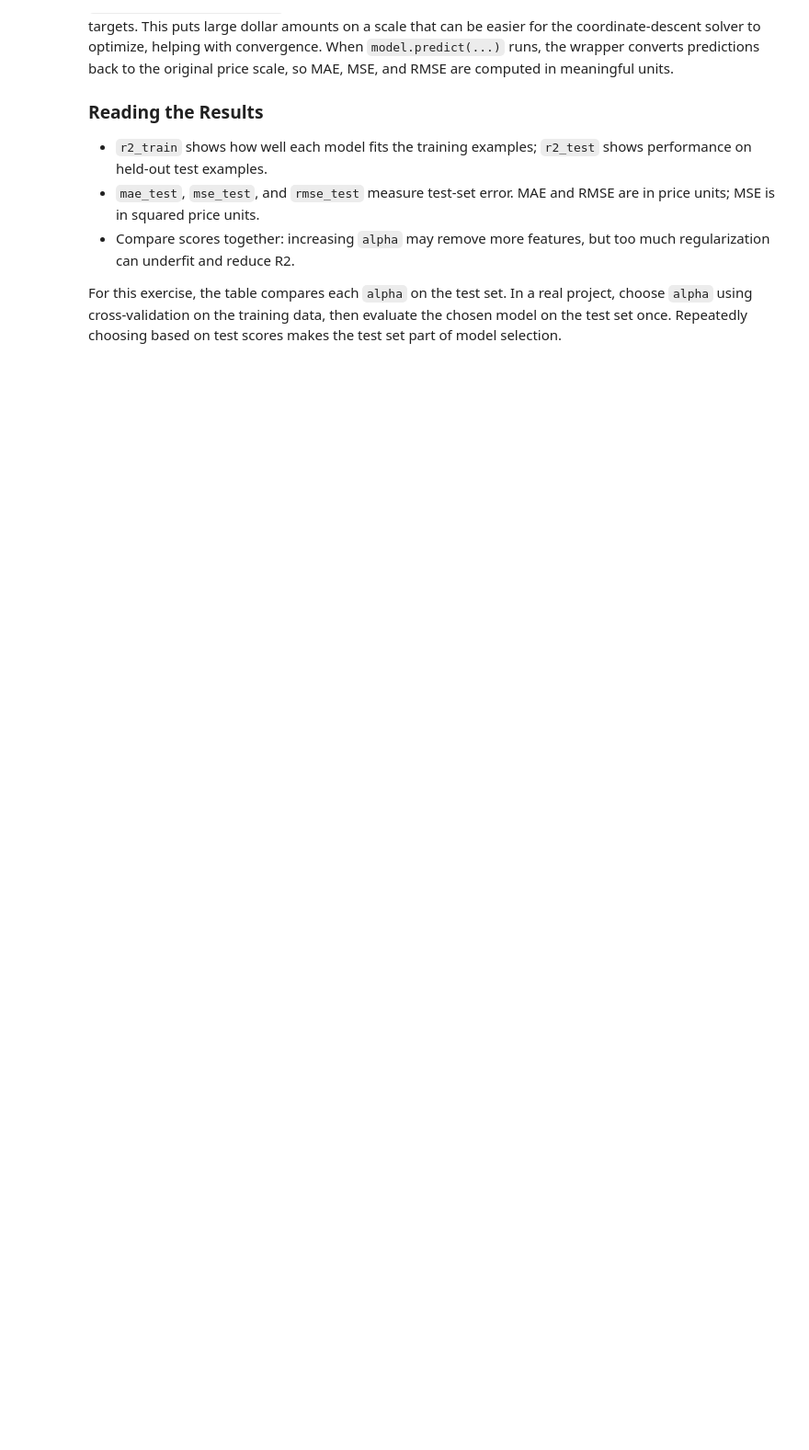
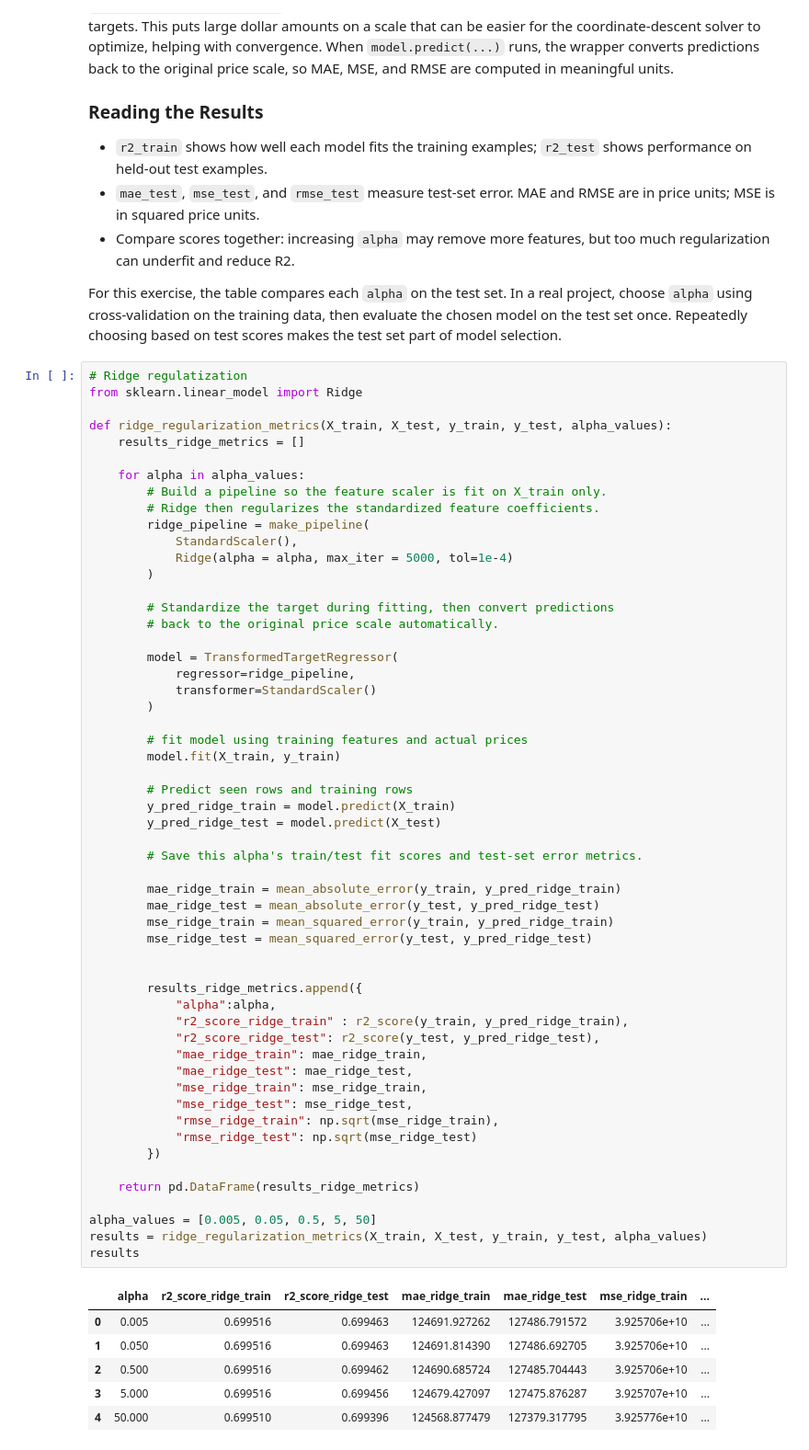
Before and after one commit to UrosVukmanovic/Data_Science_Coders_Lab, a Jupyter notebook: ML/MAL_downloadable materials_session 1/Day 1/exercise_5_regularization.ipynb, the cells around one changed output. Shown at 92% size. Drawn from its saved outputs; the diff is of its cells as text; blank space fills up the shorter version.

```diff
--- a/ML/MAL_downloadable materials_session 1/Day 1/exercise_5_regularization.ipynb
+++ b/ML/MAL_downloadable materials_session 1/Day 1/exercise_5_regularization.ipynb
@@ -171,3 +171,65 @@ A pipeline chains preprocessing and modeling into one estimator. Here, `Standard
 - Compare scores together: increasing `alpha` may remove more features, but too much regularization can underfit and reduce R2.
 
 For this exercise, the table compares each `alpha` on the test set. In a real project, choose `alpha` using cross-validation on the training data, then evaluate the chosen model on the test set once. Repeatedly choosing based on test scores makes the test set part of model selection.
+# %%
+# Ridge regulatization
+from sklearn.linear_model import Ridge
+
+def ridge_regularization_metrics(X_train, X_test, y_train, y_test, alpha_values):
+    results_ridge_metrics = []
+
+    for alpha in alpha_values:
+        # Build a pipeline so the feature scaler is fit on X_train only.
+        # Ridge then regularizes the standardized feature coefficients.
+        ridge_pipeline = make_pipeline(
+            StandardScaler(),
+            Ridge(alpha = alpha, max_iter = 5000, tol=1e-4)
+        )
+
+        # Standardize the target during fitting, then convert predictions
+        # back to the original price scale automatically.
+
+        model = TransformedTargetRegressor(
+            regressor=ridge_pipeline,
+            transformer=StandardScaler()
+        )
+
+        # fit model using training features and actual prices
+        model.fit(X_train, y_train)
+
+        # Predict seen rows and training rows
+        y_pred_ridge_train = model.predict(X_train)
+        y_pred_ridge_test = model.predict(X_test)
+
+        # Save this alpha's train/test fit scores and test-set error metrics.
+
+        mae_ridge_train = mean_absolute_error(y_train, y_pred_ridge_train)
+        mae_ridge_test = mean_absolute_error(y_test, y_pred_ridge_test)
+        mse_ridge_train = mean_squared_error(y_train, y_pred_ridge_train)
+        mse_ridge_test = mean_squared_error(y_test, y_pred_ridge_test)
+
+
+        results_ridge_metrics.append({
+            "alpha":alpha,
+            "r2_score_ridge_train" : r2_score(y_train, y_pred_ridge_train),
+            "r2_score_ridge_test": r2_score(y_test, y_pred_ridge_test),
+            "mae_ridge_train": mae_ridge_train,
+            "mae_ridge_test": mae_ridge_test,
+            "mse_ridge_train": mse_ridge_train,
+            "mse_ridge_test": mse_ridge_test,
+            "rmse_ridge_train": np.sqrt(mse_ridge_train),
+            "rmse_ridge_test": np.sqrt(mse_ridge_test)
+        })
+
+    return pd.DataFrame(results_ridge_metrics)
+
+alpha_values = [0.005, 0.05, 0.5, 5, 50]
+results = ridge_regularization_metrics(X_train, X_test, y_train, y_test, alpha_values)
+results
+# %% [output]
+|  | alpha | r2_score_ridge_train | r2_score_ridge_test | mae_ridge_train | mae_ridge_test | mse_ridge_train | ... |
+| 0 | 0.005 | 0.699516 | 0.699463 | 124691.927262 | 127486.791572 | 3.925706e+10 | ... |
+| 1 | 0.050 | 0.699516 | 0.699463 | 124691.814390 | 127486.692705 | 3.925706e+10 | ... |
+| 2 | 0.500 | 0.699516 | 0.699462 | 124690.685724 | 127485.704443 | 3.925706e+10 | ... |
+| 3 | 5.000 | 0.699516 | 0.699456 | 124679.427097 | 127475.876287 | 3.925707e+10 | ... |
+| 4 | 50.000 | 0.699510 | 0.699396 | 124568.877479 | 127379.317795 | 3.925776e+10 | ... |
```
Also changed, not shown: parts of 4 cells of this notebook.
